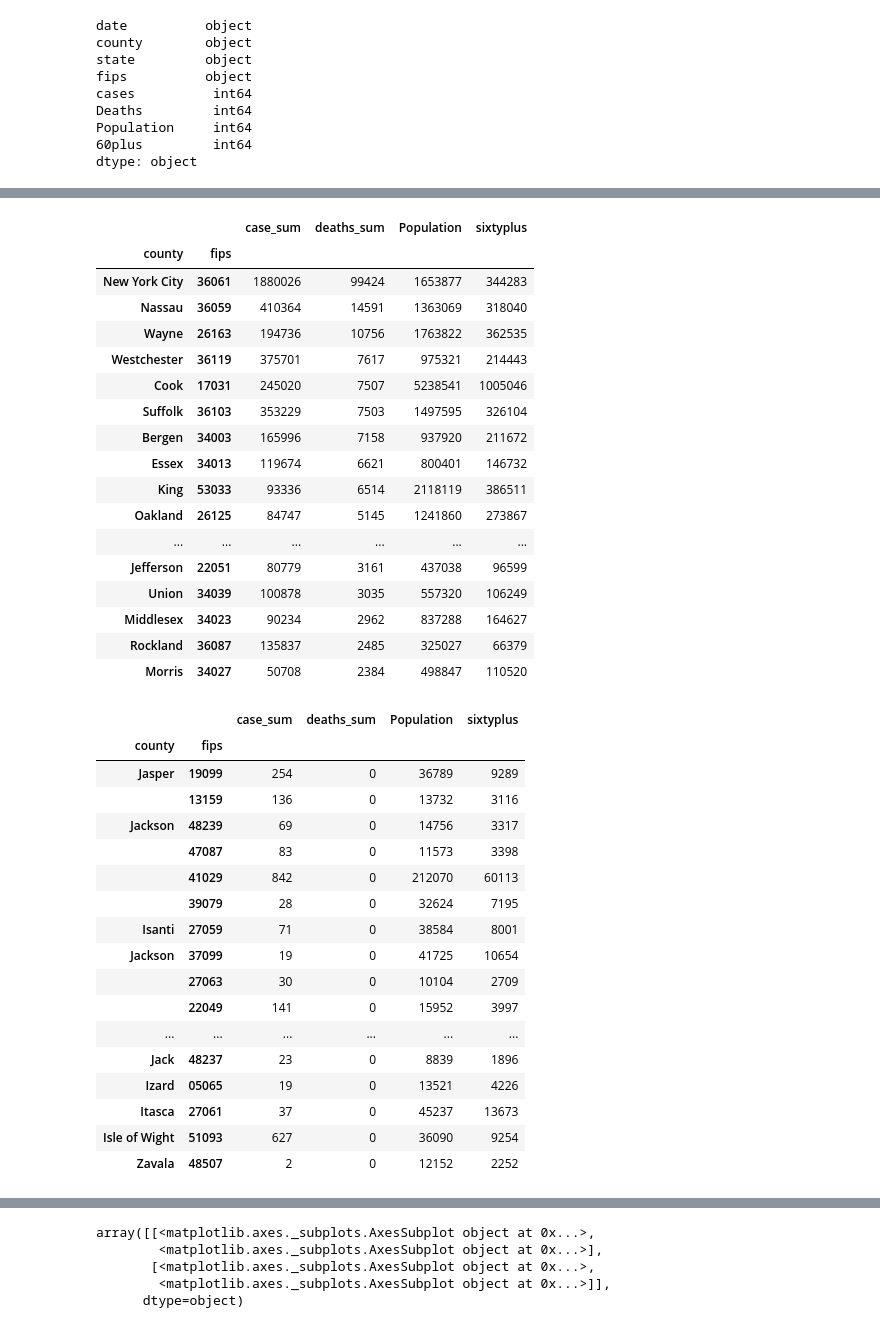
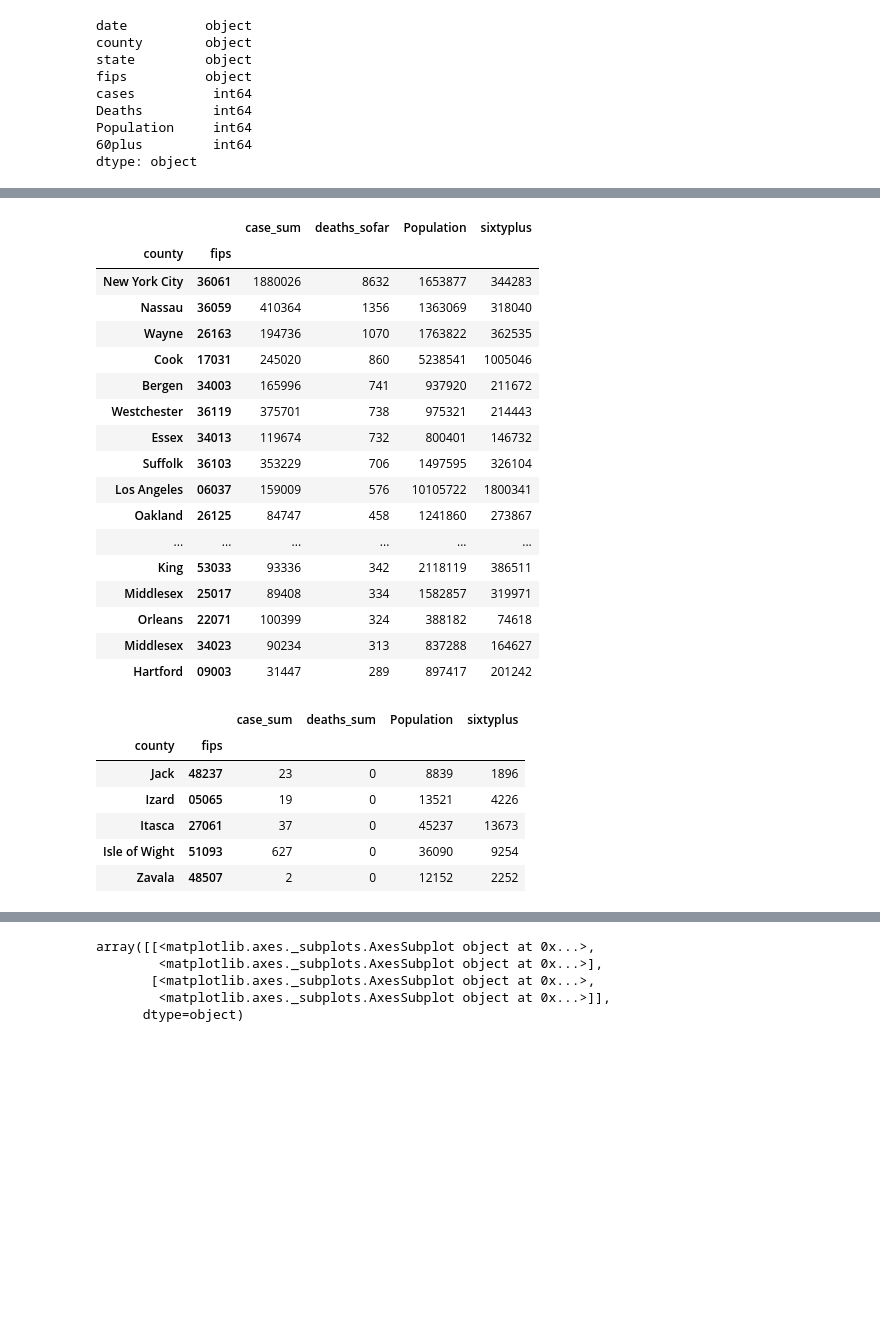
Before and after one commit to danielnee2/SKTW, a Jupyter notebook: exploratory/models_exploreSEIR_YLN.ipynb, the cells around one changed output, grey strips where cells are left out. Saved outputs shown, nothing was run; the diff lists cells and outputs as text; code cells hidden in the pictures; blank space fills up the shorter version.

```diff
--- a/exploratory/models_exploreSEIR_YLN.ipynb
+++ b/exploratory/models_exploreSEIR_YLN.ipynb
@@ -1131,45 +1126,34 @@ Index(['case_sum', 'deaths_sum', 'Population', 'sixtyplus'], dtype='object')
+# %%
+NYT_notna_pop_grouped_df.sort_values(by='deaths_sofar', ascending=False)[0:20]
+# %% [output]
+|  |  | case_sum | deaths_sofar | Population | sixtyplus |
+| county | fips |  |  |  |  |
+| New York City | 36061 | 1880026 | 8632 | 1653877 | 344283 |
+| Nassau | 36059 | 410364 | 1356 | 1363069 | 318040 |
+| Wayne | 26163 | 194736 | 1070 | 1763822 | 362535 |
+| Cook | 17031 | 245020 | 860 | 5238541 | 1005046 |
+| Bergen | 34003 | 165996 | 741 | 937920 | 211672 |
+| Westchester | 36119 | 375701 | 738 | 975321 | 214443 |
+| Essex | 34013 | 119674 | 732 | 800401 | 146732 |
+| Suffolk | 36103 | 353229 | 706 | 1497595 | 326104 |
+| Los Angeles | 06037 | 159009 | 576 | 10105722 | 1800341 |
+| Oakland | 26125 | 84747 | 458 | 1241860 | 273867 |
+| ... | ... | ... | ... | ... | ... |
+| King | 53033 | 93336 | 342 | 2118119 | 386511 |
+| Middlesex | 25017 | 89408 | 334 | 1582857 | 319971 |
+| Orleans | 22071 | 100399 | 324 | 388182 | 74618 |
+| Middlesex | 34023 | 90234 | 313 | 837288 | 164627 |
+| Hartford | 09003 | 31447 | 289 | 897417 | 201242 |
 # %%
-NYT_notna_pop_grouped_df.sort_values(by='deaths_sum', ascending=False)[:20]
+NYT_notna_pop_grouped_df.sort_values(by='deaths_sum', ascending=False)[-5:]
 # %% [output]
 |  |  | case_sum | deaths_sum | Population | sixtyplus |
 | county | fips |  |  |  |  |
-| New York City | 36061 | 1880026 | 99424 | 1653877 | 344283 |
-| Nassau | 36059 | 410364 | 14591 | 1363069 | 318040 |
-| Wayne | 26163 | 194736 | 10756 | 1763822 | 362535 |
-| Westchester | 36119 | 375701 | 7617 | 975321 | 214443 |
-| Cook | 17031 | 245020 | 7507 | 5238541 | 1005046 |
-| Suffolk | 36103 | 353229 | 7503 | 1497595 | 326104 |
-| Bergen | 34003 | 165996 | 7158 | 937920 | 211672 |
-| Essex | 34013 | 119674 | 6621 | 800401 | 146732 |
-| King | 53033 | 93336 | 6514 | 2118119 | 386511 |
-| Oakland | 26125 | 84747 | 5145 | 1241860 | 273867 |
-| ... | ... | ... | ... | ... | ... |
-| Jefferson | 22051 | 80779 | 3161 | 437038 | 96599 |
-| Union | 34039 | 100878 | 3035 | 557320 | 106249 |
-| Middlesex | 34023 | 90234 | 2962 | 837288 | 164627 |
-| Rockland | 36087 | 135837 | 2485 | 325027 | 66379 |
-| Morris | 34027 | 50708 | 2384 | 498847 | 110520 |
+| Jack | 48237 | 23 | 0 | 8839 | 1896 |
+| Izard | 05065 | 19 | 0 | 13521 | 4226 |
+| Itasca | 27061 | 37 | 0 | 45237 | 13673 |
+| Isle of Wight | 51093 | 627 | 0 | 36090 | 9254 |
+| Zavala | 48507 | 2 | 0 | 12152 | 2252 |
-# %%
-NYT_notna_pop_grouped_df.sort_values(by='deaths_sum', ascending=False)[-20:]
-# %% [output]
-|  |  | case_sum | deaths_sum | Population | sixtyplus |
-| county | fips |  |  |  |  |
-| Jasper | 19099 | 254 | 0 | 36789 | 9289 |
-|  | 13159 | 136 | 0 | 13732 | 3116 |
-| Jackson | 48239 | 69 | 0 | 14756 | 3317 |
-|  | 47087 | 83 | 0 | 11573 | 3398 |
-|  | 41029 | 842 | 0 | 212070 | 60113 |
-|  | 39079 | 28 | 0 | 32624 | 7195 |
-| Isanti | 27059 | 71 | 0 | 38584 | 8001 |
-| Jackson | 37099 | 19 | 0 | 41725 | 10654 |
-|  | 27063 | 30 | 0 | 10104 | 2709 |
-|  | 22049 | 141 | 0 | 15952 | 3997 |
-| ... | ... | ... | ... | ... | ... |
-| Jack | 48237 | 23 | 0 | 8839 | 1896 |
-| Izard | 05065 | 19 | 0 | 13521 | 4226 |
-| Itasca | 27061 | 37 | 0 | 45237 | 13673 |
-| Isle of Wight | 51093 | 627 | 0 | 36090 | 9254 |
-| Zavala | 48507 | 2 | 0 | 12152 | 2252 |
 # %%
 NYT_notna_pop_grouped_df.describe()
 # %% [output]
```
Also changed, not shown: parts of 17 cells of this notebook, 12 other files.
